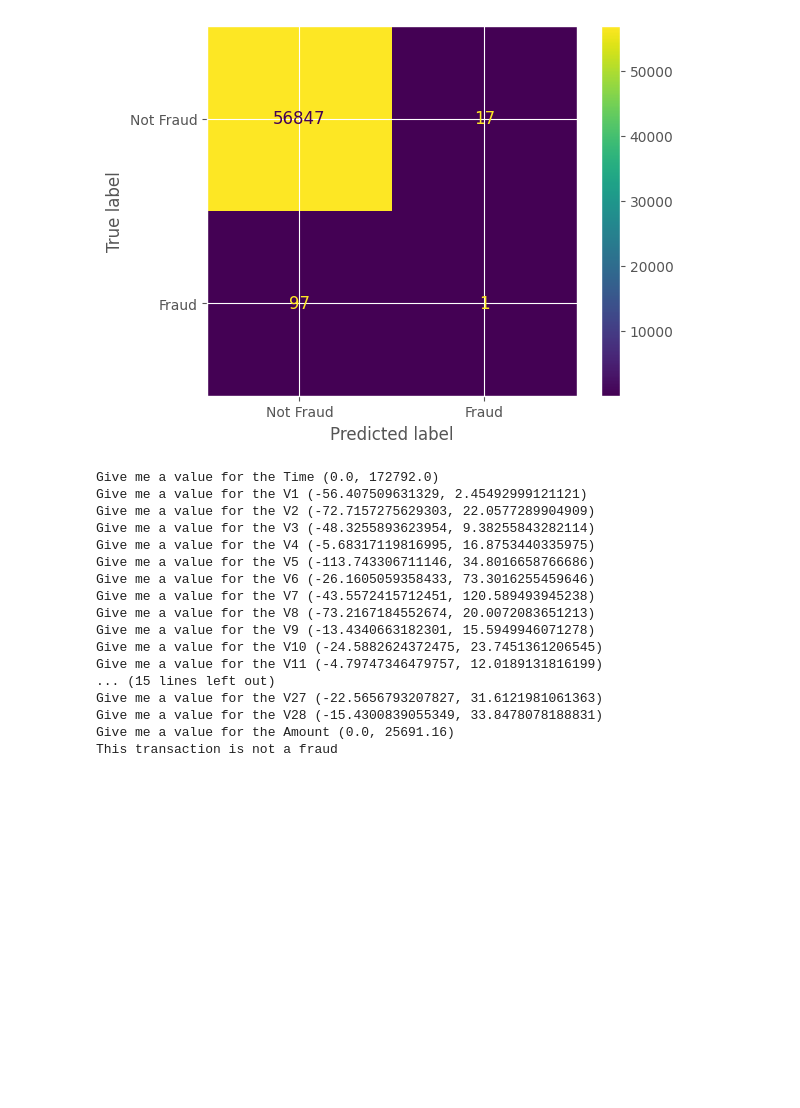
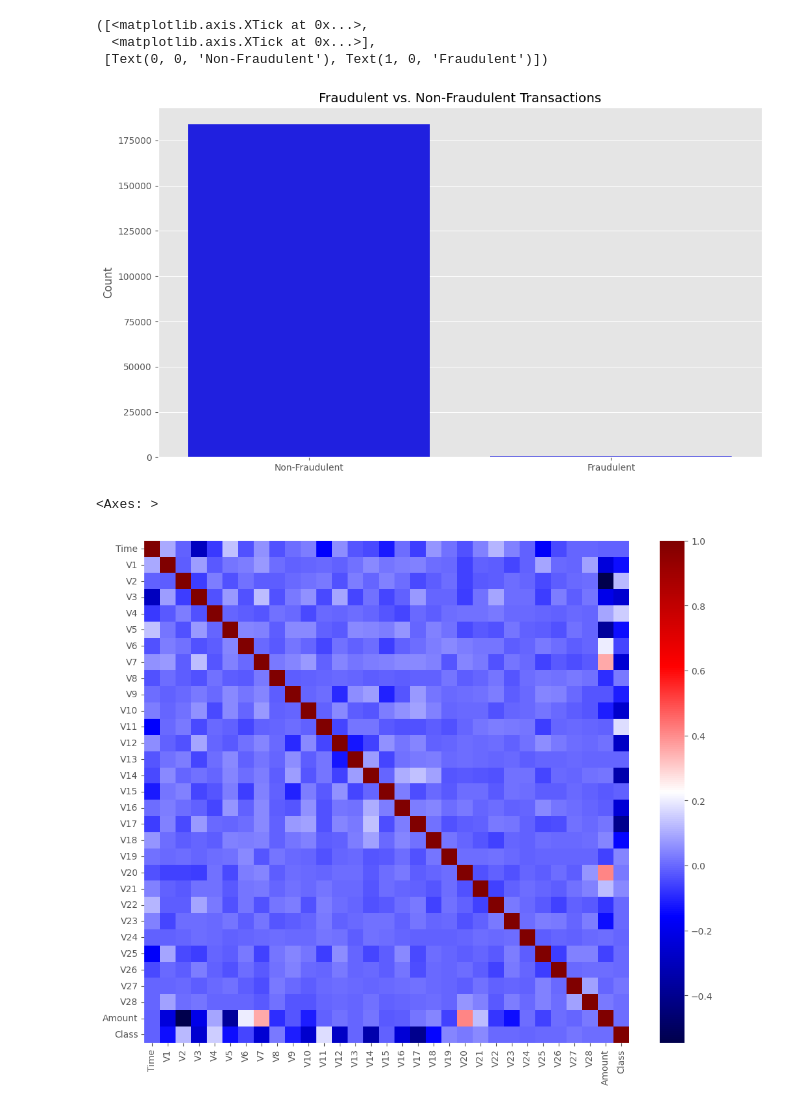
Before and after one commit to ankykong/fraud-detection, a Jupyter notebook: MVP.ipynb, the cells around one changed output. Cells and saved outputs as stored; diff of their text form; code cells hidden in the pictures; blank space fills up the shorter version.

```diff
--- a/MVP.ipynb
+++ b/MVP.ipynb
@@ -244,38 +116,17 @@ sns.scatterplot(x=x_linespace, y=y_test)
-# %%
-cm = confusion_matrix(y_test, y_pred)
-cm_display = ConfusionMatrixDisplay(confusion_matrix = cm, display_labels = ['Not Fraud', 'Fraud'])
-cm_display.plot()
-plt.show()
-# %% [output]
-[figure, removed]
-# %%
-input_vals = [random.uniform(min_in_columns[idx], max_in_columns[idx]) for idx in min_in_columns]
-i = 0
-for idx in min_in_columns:
-    val = input(f'Give me a value for the {idx} ({min_in_columns[idx]}, {max_in_columns[idx]})')
-    if val:
-        input_vals[i] = float(val)
-    i+=1
-input_vals = np.array(input_vals)
-input_vals = input_vals.reshape(1,30)
-prediction = model.predict(input_vals)
-fraud = 'a fraud' if prediction else 'not a fraud'
-print(f'This transaction is {fraud}')
-# %% [output]
-Give me a value for the Time (0.0, 172792.0)
-Give me a value for the V1 (-56.407509631329, 2.45492999121121)
-Give me a value for the V2 (-72.7157275629303, 22.0577289904909)
-Give me a value for the V3 (-48.3255893623954, 9.38255843282114)
-Give me a value for the V4 (-5.68317119816995, 16.8753440335975)
-Give me a value for the V5 (-113.743306711146, 34.8016658766686)
-Give me a value for the V6 (-26.1605059358433, 73.3016255459646)
-Give me a value for the V7 (-43.5572415712451, 120.589493945238)
-Give me a value for the V8 (-73.2167184552674, 20.0072083651213)
-Give me a value for the V9 (-13.4340663182301, 15.5949946071278)
-Give me a value for the V10 (-24.5882624372475, 23.7451361206545)
-Give me a value for the V11 (-4.79747346479757, 12.0189131816199)
-... (15 lines left out)
-Give me a value for the V27 (-22.5656793207827, 31.6121981061363)
-Give me a value for the V28 (-15.4300839055349, 33.8478078188831)
-Give me a value for the Amount (0.0, 25691.16)
-This transaction is not a fraud
+# %%
+plt.figure(figsize=(12,7))
+sns.barplot(x=df['Class'].value_counts().index, y=df['Class'].value_counts(), color='blue')
+plt.title('Fraudulent vs. Non-Fraudulent Transactions')
+plt.ylabel('Count')
+plt.xticks([0,1],['Non-Fraudulent', 'Fraudulent'])
+# %% [output]
+([<matplotlib.axis.XTick at 0x...>,
+  <matplotlib.axis.XTick at 0x...>],
+ [Text(0, 0, 'Non-Fraudulent'), Text(1, 0, 'Fraudulent')])
+[figure, added]
+# %%
+plt.figure(figsize=(12,10))
+sns.heatmap(data=df.corr(), cmap="seismic", annot=False)
+# %% [output]
+<Axes: >
+[figure, added]
```
Also changed, not shown: parts of 46 cells of this notebook.
